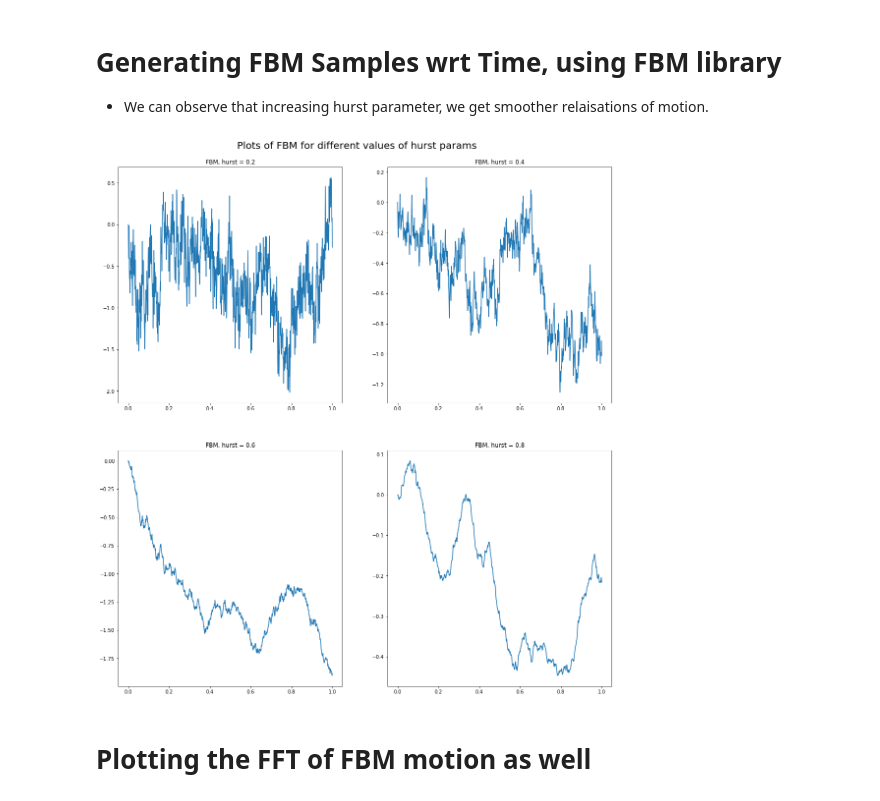
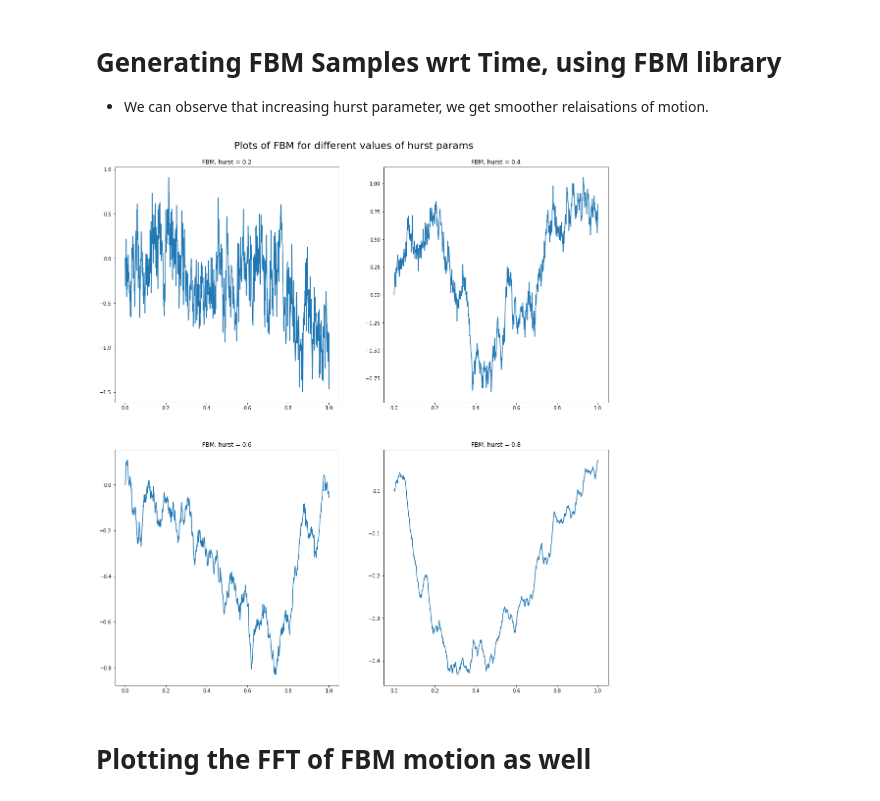
Before and after one commit to Agrim9/MultiFractal_Signal_Analysis, a Jupyter notebook: FBM_NB.ipynb, the cells around one changed output. Saved outputs shown, nothing was run; the diff lists cells and outputs as text; code cells hidden in the pictures.

```diff
--- a/FBM_NB.ipynb
+++ b/FBM_NB.ipynb
@@ -10,35 +10,35 @@ import matplotlib.pyplot as plt
 import numpy as np
 from scipy.fftpack import fft, ifft, fftfreq
 
 def plt_fbm(h_param,num_samp,subplot_index=111):
-    f = FBM(n=num_samp, hurst=h_param, length=1, method='daviesharte')
+    f = FBM(n=num_samp, hurst=h_param, length=1, method='cholesky')
     # Generate a fBm realization
     fbm_sample = f.fbm()
 
     # Get the times associated with the fBm
     t_values = f.times()
 
     ax= fig.add_subplot(subplot_index)
     ax.set_title("FBM, hurst = "+str(h_param))
     ax.plot(t_values,fbm_sample)
     #print(t_values)
     return fbm_sample
 
 plt.rcParams['figure.figsize'] = (18, 18)
 fig = plt.figure()
 fig.tight_layout()
 fig.subplots_adjust(top=0.94)
 fbm_samps=[]
 plt.suptitle("Plots of FBM for different values of hurst params",fontsize=20)
 num_pts=1000
 t_samp=np.linspace(0,1,num_pts+1)
 fbm_samps.append(plt_fbm(0.2,num_pts,221))
 fbm_samps.append(plt_fbm(0.4,num_pts,222))
 fbm_samps.append(plt_fbm(0.6,num_pts,223))
 fbm_samps.append(plt_fbm(0.8,num_pts,224))
 plt.show()
 # %% [output]
-[figure, old version]
+[figure, new version]
 # %% [markdown]
 # Plotting the FFT of FBM motion as well
 # %%
```
Also changed, not shown: parts of 3 cells of this notebook, 1 other file.
